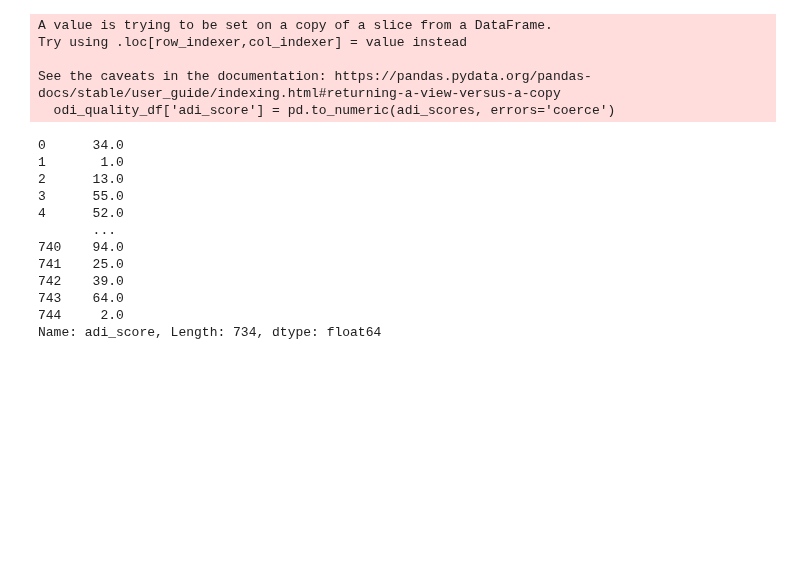
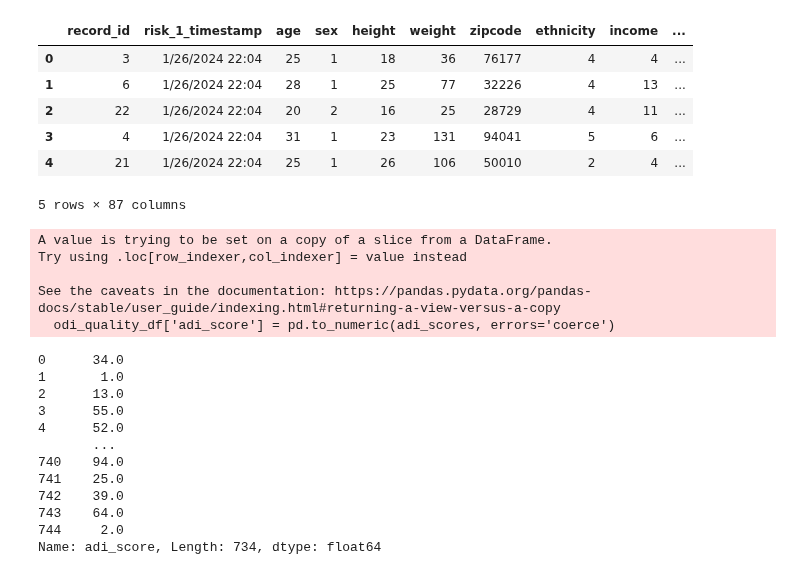
Before and after one commit to evanyfyip/vm-spinal-risk, a Jupyter notebook: vm-spinal-risk/notebooks/normative_odi_eda.ipynb, the cells around one changed output. Cells and saved outputs as stored; diff of their text form; code cells hidden in the pictures; blank space fills up the shorter version.

```diff
--- a/vm-spinal-risk/notebooks/normative_odi_eda.ipynb
+++ b/vm-spinal-risk/notebooks/normative_odi_eda.ipynb
@@ -22,3 +37,13 @@ processed_df = dp_utils.get_spinal_risk_score(processed_df)
+# %%
+processed_df.head()
+# %% [output]
+|  | record_id | risk_1_timestamp | age | sex | height | weight | zipcode | ethnicity | income | ... |
+| 0 | 3 | 1/26/2024 22:04 | 25 | 1 | 18 | 36 | 76177 | 4 | 4 | ... |
+| 1 | 6 | 1/26/2024 22:04 | 28 | 1 | 25 | 77 | 32226 | 4 | 13 | ... |
+| 2 | 22 | 1/26/2024 22:04 | 20 | 2 | 16 | 25 | 28729 | 4 | 11 | ... |
+| 3 | 4 | 1/26/2024 22:04 | 31 | 1 | 23 | 131 | 94041 | 5 | 6 | ... |
+| 4 | 21 | 1/26/2024 22:04 | 25 | 1 | 26 | 106 | 50010 | 2 | 4 | ... |
+5 rows × 87 columns
 # %%
 processed_df.to_csv('./data/all_risk_processed.csv', index=False)
 # %%
```
Also changed, not shown: parts of 5 cells of this notebook, 3 other files.
